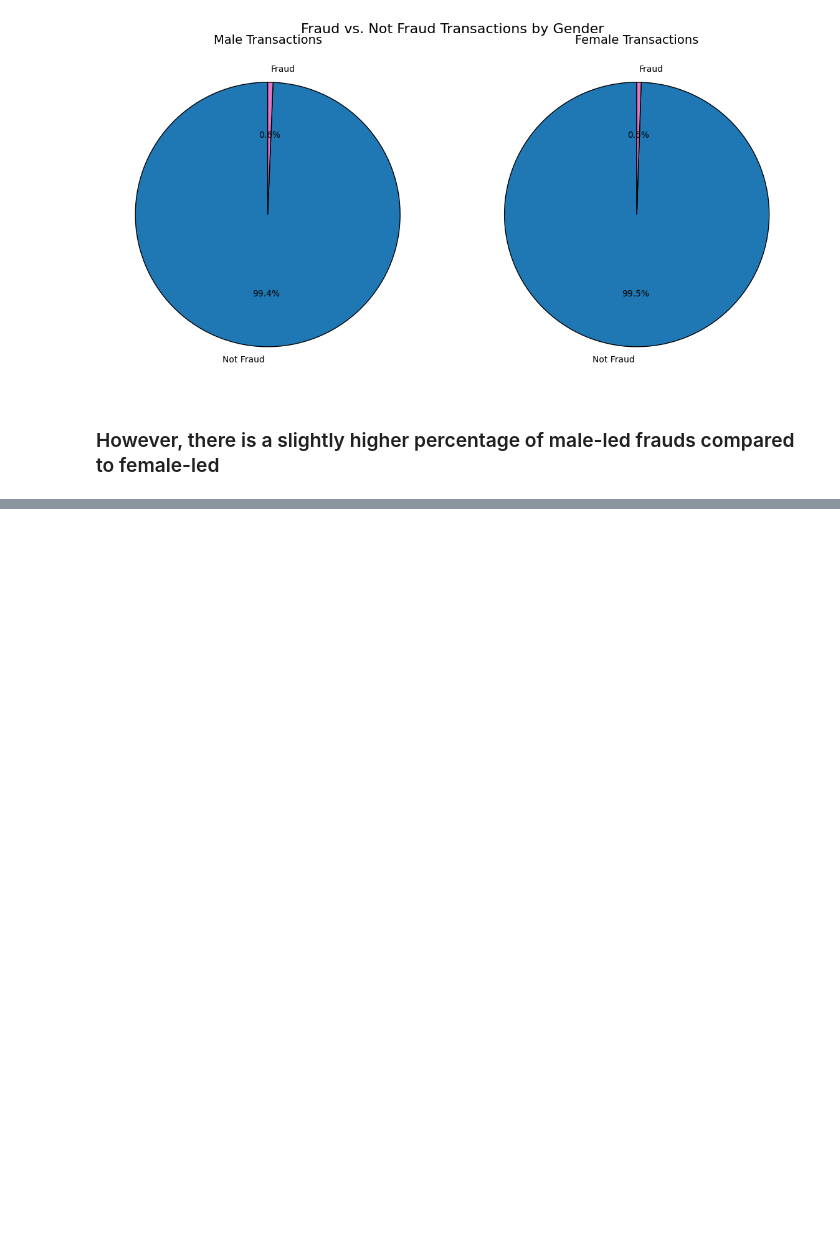
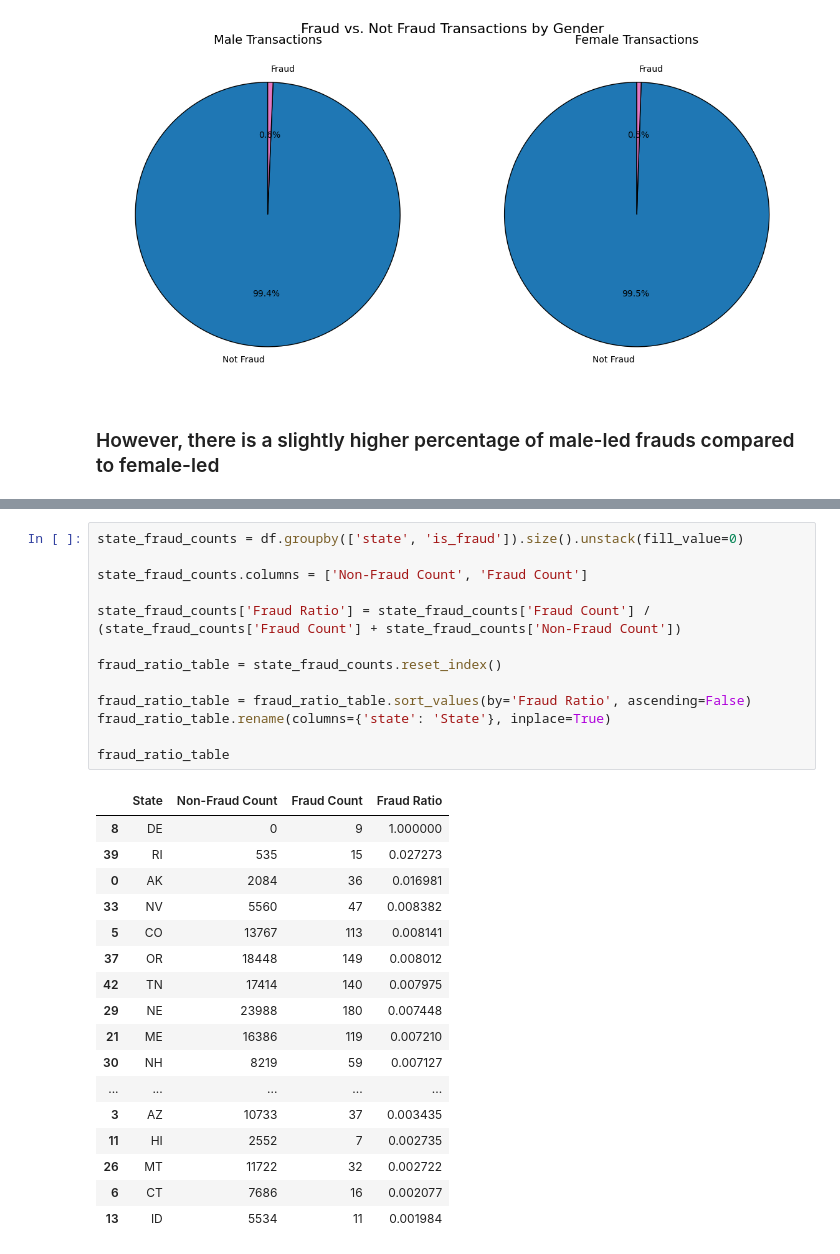
Before and after one commit to RionelxSlovesky/Credit-Card-Transactions-Fraud-Detection, a Jupyter notebook: Data Analysis.ipynb, the cells around one changed output, grey strips where cells are left out. Drawn from its saved outputs; the diff is of its cells as text; blank space fills up the shorter version.

```diff
--- a/Data Analysis.ipynb
+++ b/Data Analysis.ipynb
@@ -162,0 +194,31 @@ plt.show()
+# %%
+state_fraud_counts = df.groupby(['state', 'is_fraud']).size().unstack(fill_value=0)
+
+state_fraud_counts.columns = ['Non-Fraud Count', 'Fraud Count']
+
+state_fraud_counts['Fraud Ratio'] = state_fraud_counts['Fraud Count'] / (state_fraud_counts['Fraud Count'] + state_fraud_counts['Non-Fraud Count'])
+
+fraud_ratio_table = state_fraud_counts.reset_index()
+
+fraud_ratio_table = fraud_ratio_table.sort_values(by='Fraud Ratio', ascending=False)
+fraud_ratio_table.rename(columns={'state': 'State'}, inplace=True)
+
+fraud_ratio_table
+# %% [output]
+|  | State | Non-Fraud Count | Fraud Count | Fraud Ratio |
+| 8 | DE | 0 | 9 | 1.000000 |
+| 39 | RI | 535 | 15 | 0.027273 |
+| 0 | AK | 2084 | 36 | 0.016981 |
+| 33 | NV | 5560 | 47 | 0.008382 |
+| 5 | CO | 13767 | 113 | 0.008141 |
+| 37 | OR | 18448 | 149 | 0.008012 |
+| 42 | TN | 17414 | 140 | 0.007975 |
+| 29 | NE | 23988 | 180 | 0.007448 |
+| 21 | ME | 16386 | 119 | 0.007210 |
+| 30 | NH | 8219 | 59 | 0.007127 |
+| ... | ... | ... | ... | ... |
+| 3 | AZ | 10733 | 37 | 0.003435 |
+| 11 | HI | 2552 | 7 | 0.002735 |
+| 26 | MT | 11722 | 32 | 0.002722 |
+| 6 | CT | 7686 | 16 | 0.002077 |
+| 13 | ID | 5534 | 11 | 0.001984 |
```
Also changed, not shown: parts of 6 cells of this notebook.
